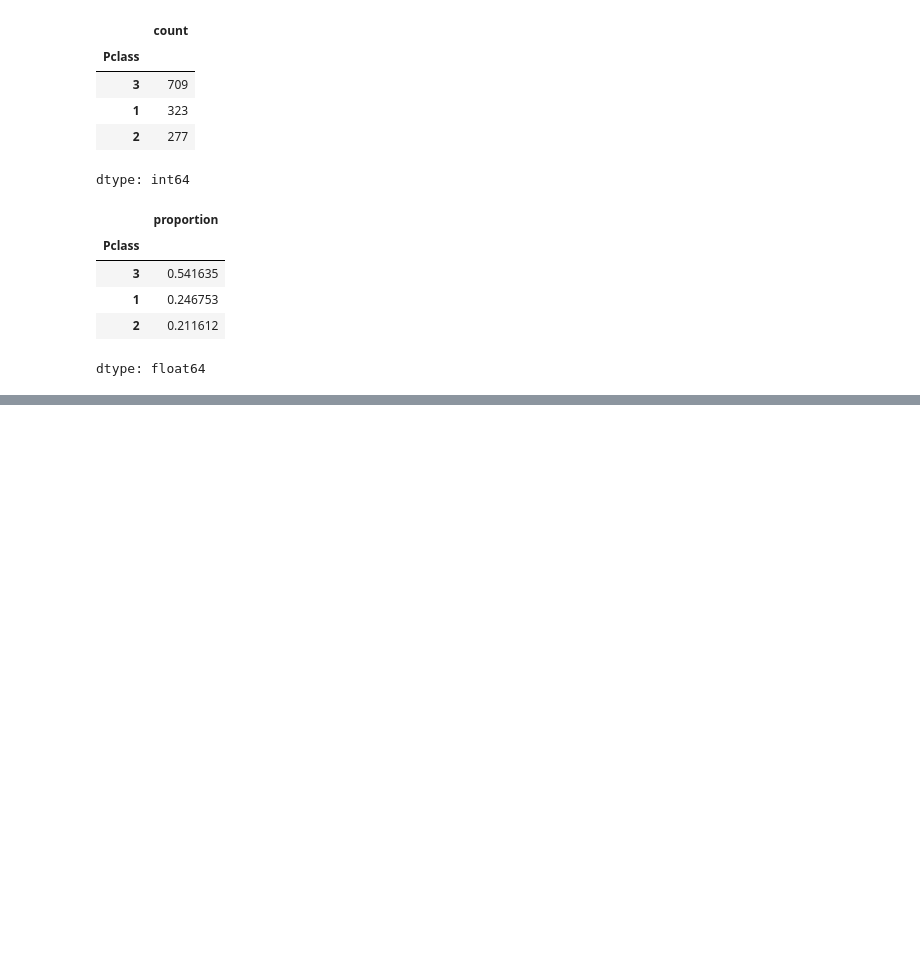
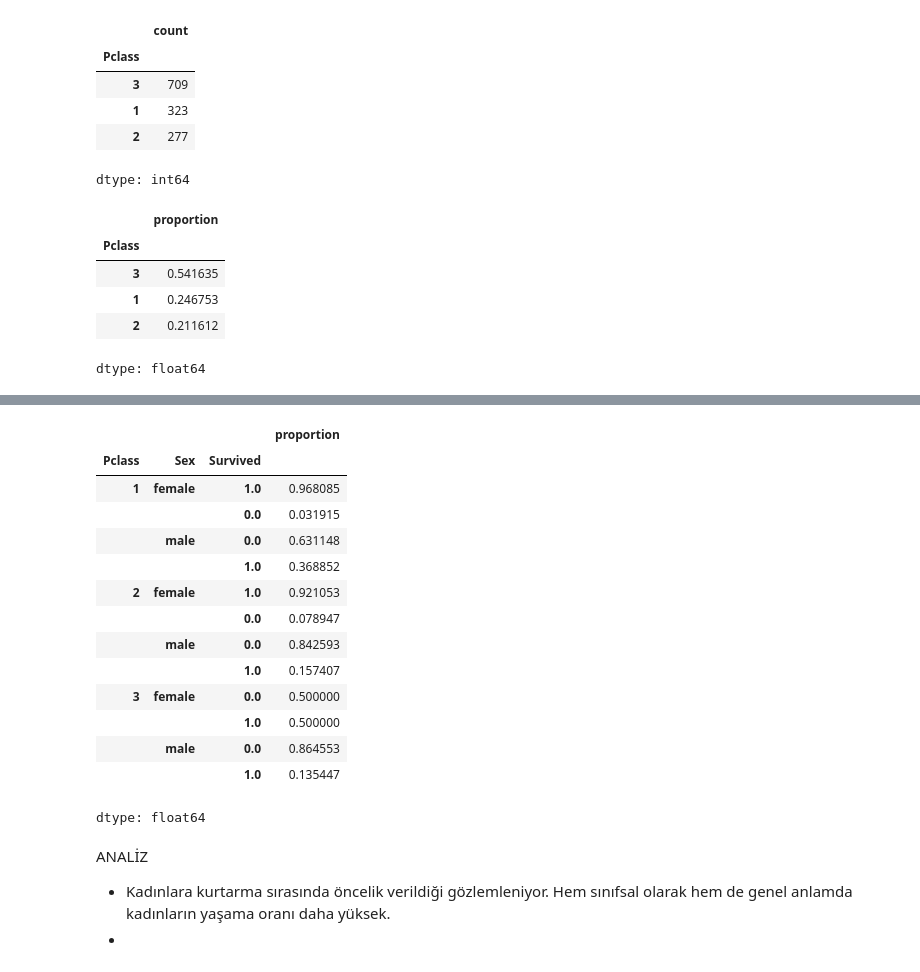
Before and after one commit to europecodingschool/ECS---VB---YZ---08.26, a Jupyter notebook: VB_YZ_Ders_7_.ipynb, the cells around one changed output, grey strips where cells are left out. Cells and saved outputs as stored; diff of their text form; code cells hidden in the pictures; blank space fills up the shorter version.

```diff
--- a/VB_YZ_Ders_7_.ipynb
+++ b/VB_YZ_Ders_7_.ipynb
@@ -298,0 +340,25 @@ dtype: float64
+# %%
+df['Survived'].groupby([df['Pclass'],df['Sex']]).value_counts(normalize=True)
+# %% [output]
+|  |  |  | proportion |
+| Pclass | Sex | Survived |  |
+| 1 | female | 1.0 | 0.968085 |
+|  |  | 0.0 | 0.031915 |
+|  | male | 0.0 | 0.631148 |
+|  |  | 1.0 | 0.368852 |
+| 2 | female | 1.0 | 0.921053 |
+|  |  | 0.0 | 0.078947 |
+|  | male | 0.0 | 0.842593 |
+|  |  | 1.0 | 0.157407 |
+| 3 | female | 0.0 | 0.500000 |
+|  |  | 1.0 | 0.500000 |
+|  | male | 0.0 | 0.864553 |
+|  |  | 1.0 | 0.135447 |
+dtype: float64
+# %% [markdown]
+ANALİZ
+
+
+
+*   Kadınlara kurtarma sırasında öncelik verildiği gözlemleniyor. Hem sınıfsal olarak hem de genel anlamda kadınların yaşama oranı daha yüksek.
+*
```
Also changed, not shown: parts of 3 cells of this notebook.
